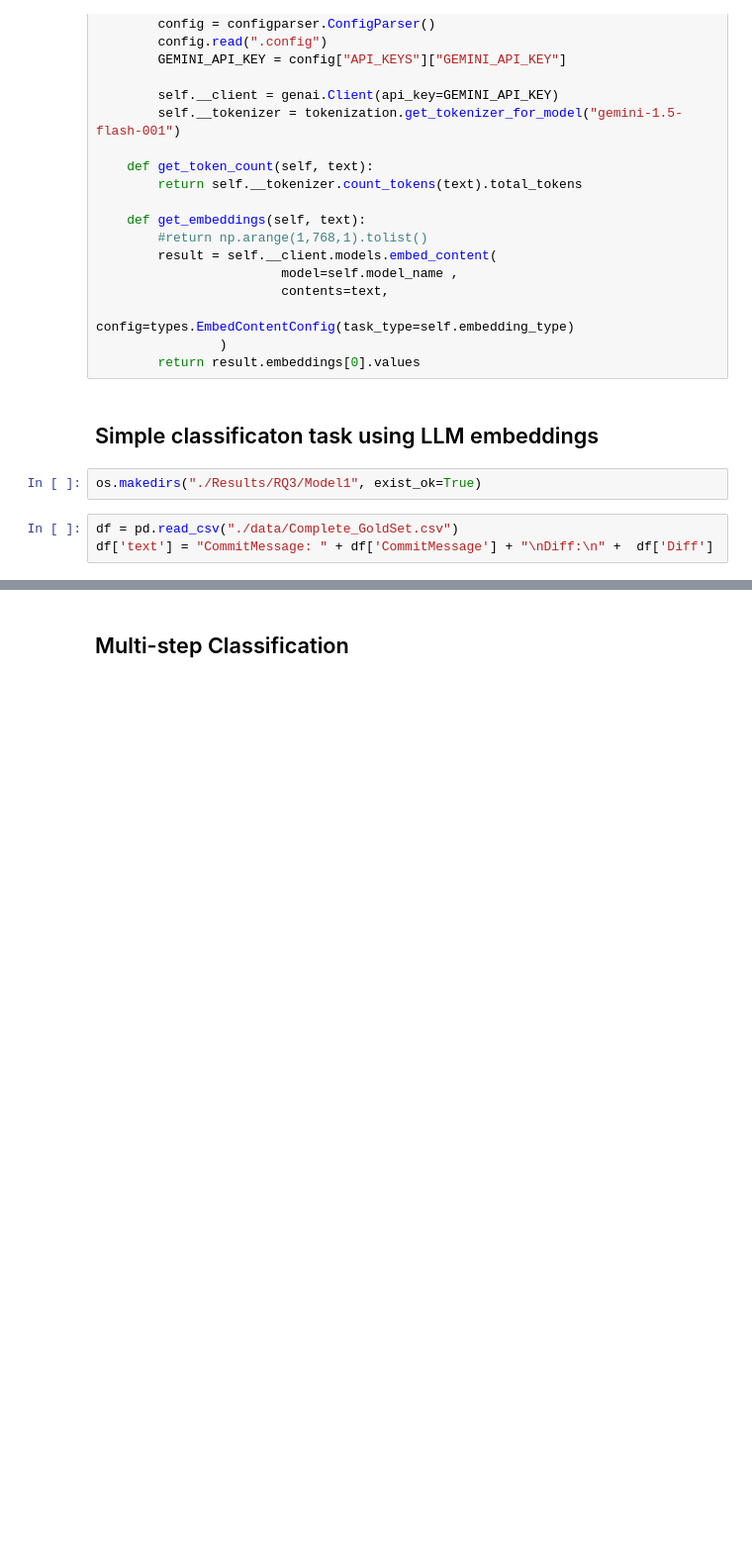
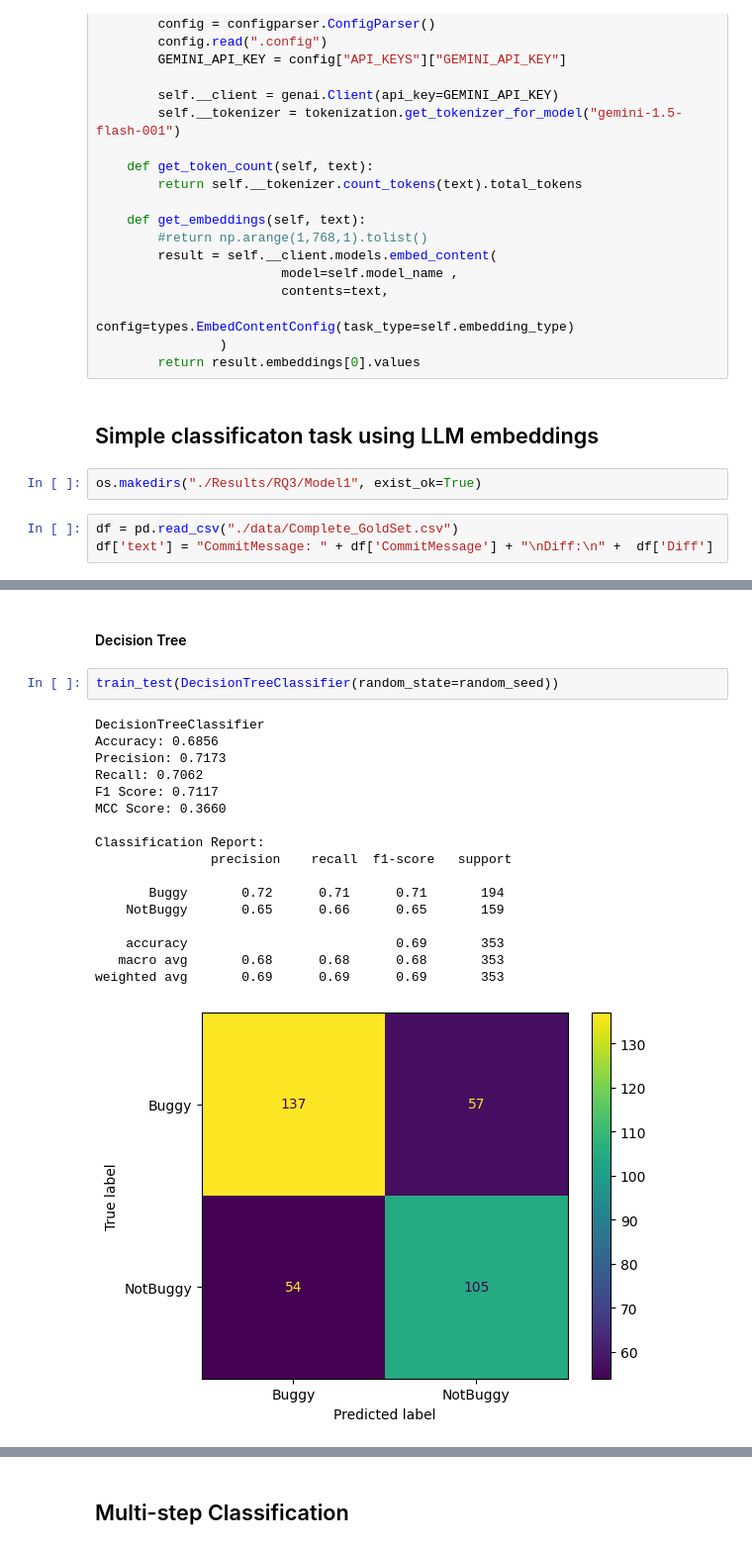
Before and after one commit to nahidul-opu/Tangled, a Jupyter notebook: RQ3.ipynb, the cells around one changed output, grey strips where cells are left out. Shown at 99% size. Drawn from its saved outputs; the diff is of its cells as text; blank space fills up the shorter version.

```diff
--- a/RQ3.ipynb
+++ b/RQ3.ipynb
@@ -171,0 +200,22 @@ f1_macro: 0.8927 ± 0.0282
+# %% [markdown]
+#### Decision Tree
+# %%
+train_test(DecisionTreeClassifier(random_state=random_seed))
+# %% [output]
+DecisionTreeClassifier
+Accuracy: 0.6856
+Precision: 0.7173
+Recall: 0.7062
+F1 Score: 0.7117
+MCC Score: 0.3660
+
+Classification Report:
+               precision    recall  f1-score   support
+
+       Buggy       0.72      0.71      0.71       194
+    NotBuggy       0.65      0.66      0.65       159
+
+    accuracy                           0.69       353
+   macro avg       0.68      0.68      0.68       353
+weighted avg       0.69      0.69      0.69       353
+[figure, added]
```
Also changed, not shown: parts of 42 cells of this notebook.
